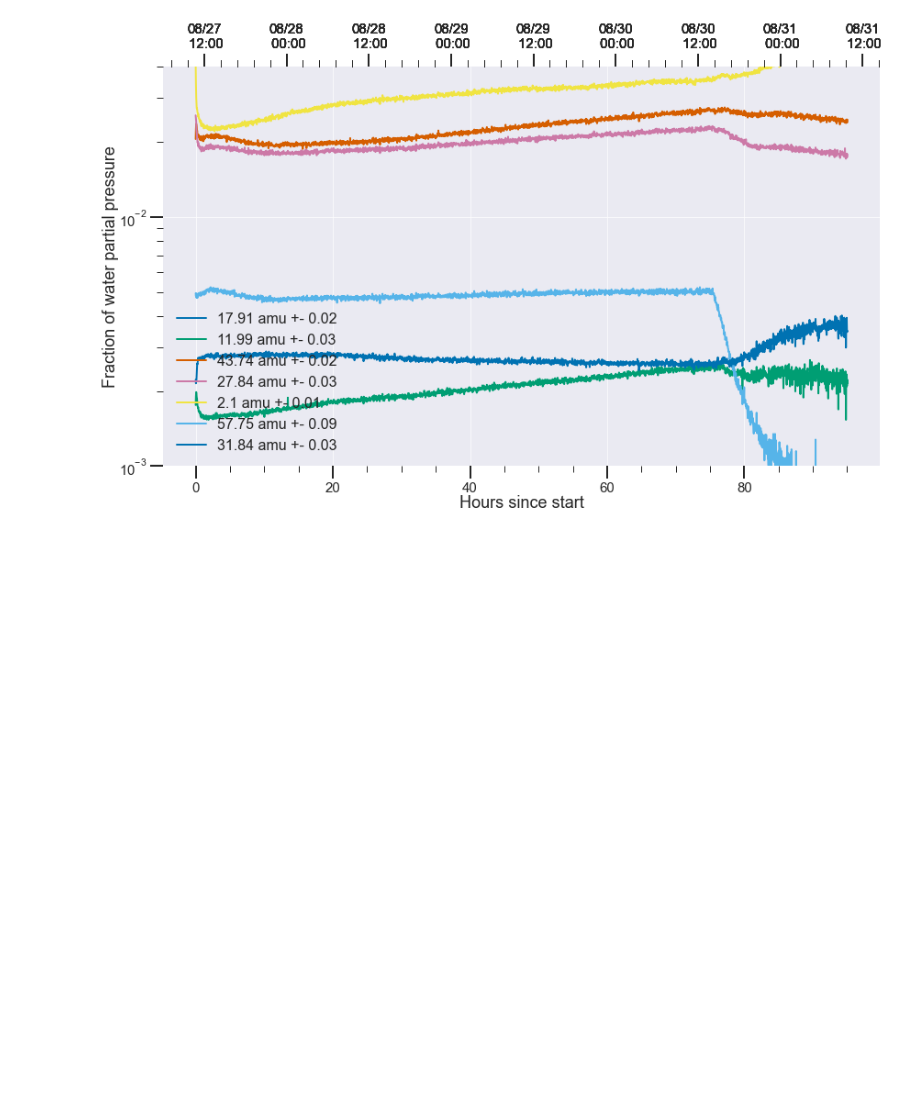
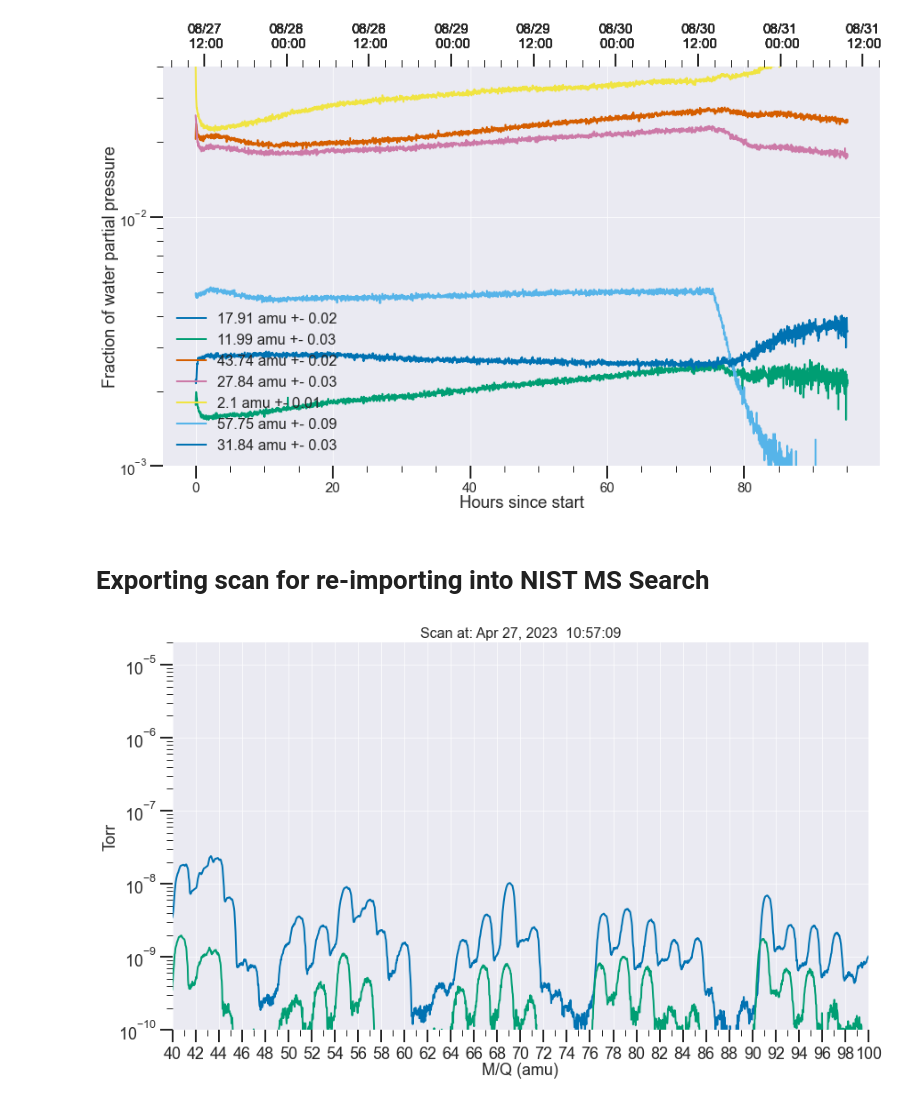
Before and after one commit to ejangelico/RGA-Analysis, a Jupyter notebook: Plotter.ipynb, the cells around one changed output. Drawn from its saved outputs; the diff is of its cells as text; code cells hidden in the pictures; blank space fills up the shorter version.

```diff
--- a/Plotter.ipynb
+++ b/Plotter.ipynb
@@ -118,3 +97,17 @@ ax.set_ylabel("Fraction of water partial pressure")
 plt.show()
 # %% [output]
 [figure]
+# %% [markdown]
+# Exporting scan for re-importing into NIST MS Search
+# %%
+#I have data for MKS at the moment so I will use that
+infiles = glob.glob("../../../GasBreakdownChamber/Results/Run5/rga/*.txt")
+d = RGAReader.RGAReader(infiles[0], rga_kind='MKS')
+d.load_data()
+# %%
+ax = d.plot_scan(0)
+d.plot_scan(-1, ax=ax)
+ax.set_xlim([40, 100])
+plt.show()
+# %% [output]
+[figure, added]
```
Also changed, not shown: parts of 6 cells of this notebook, 2 other files.
